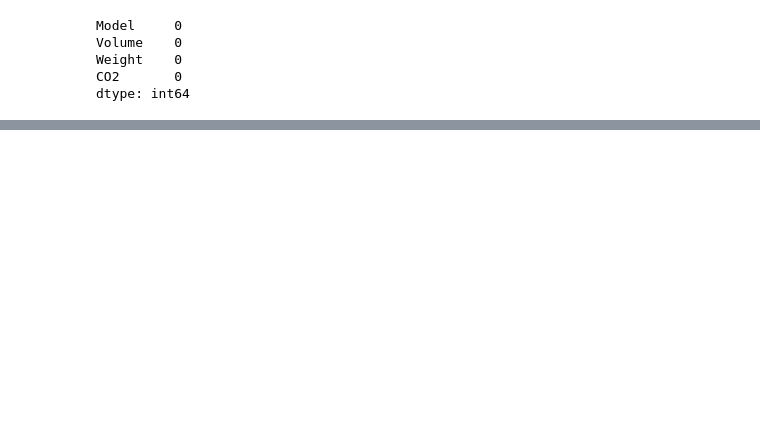
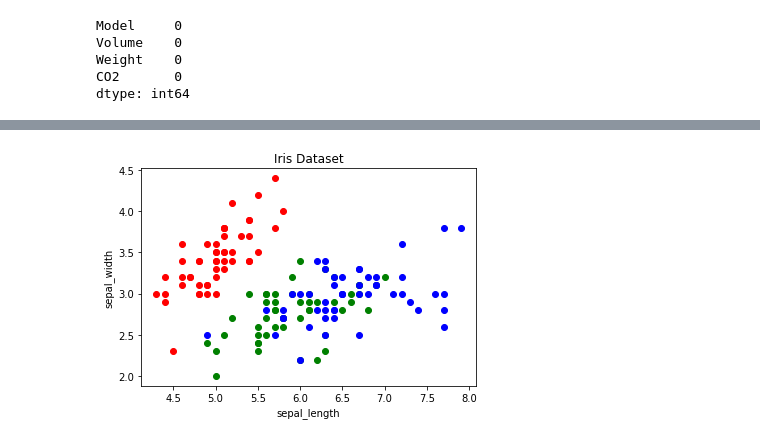
Before and after one commit to Farzinaayub/sem2nbeyond, a Jupyter notebook: pandasbasics.ipynb, the cells around one changed output, grey strips where cells are left out. Saved outputs shown, nothing was run; the diff lists cells and outputs as text; code cells hidden in the pictures; blank space fills up the shorter version.

Commit message:
used matplotlib

```diff
--- a/pandasbasics.ipynb
+++ b/pandasbasics.ipynb
@@ -174,0 +207,13 @@ dtype: int64
+# %%
+import matplotlib.pyplot as plt
+iris = pd.read_csv('iris.csv')
+
+fig,ax = plt.subplots()
+colors = {"Setosa":"r","Versicolor":"g","Virginica":"b"}
+for i in range(len(iris["sepal.length"])):
+  ax.scatter(iris["sepal.length"][i],iris["sepal.width"][i],color=colors[iris["variety"][i]])
+  ax.set_title("Iris Dataset")
+  ax.set_xlabel("sepal_length")
+  ax.set_ylabel("sepal_width")
+# %% [output]
+[figure, added]
```
Also changed, not shown: parts of 3 cells of this notebook.
